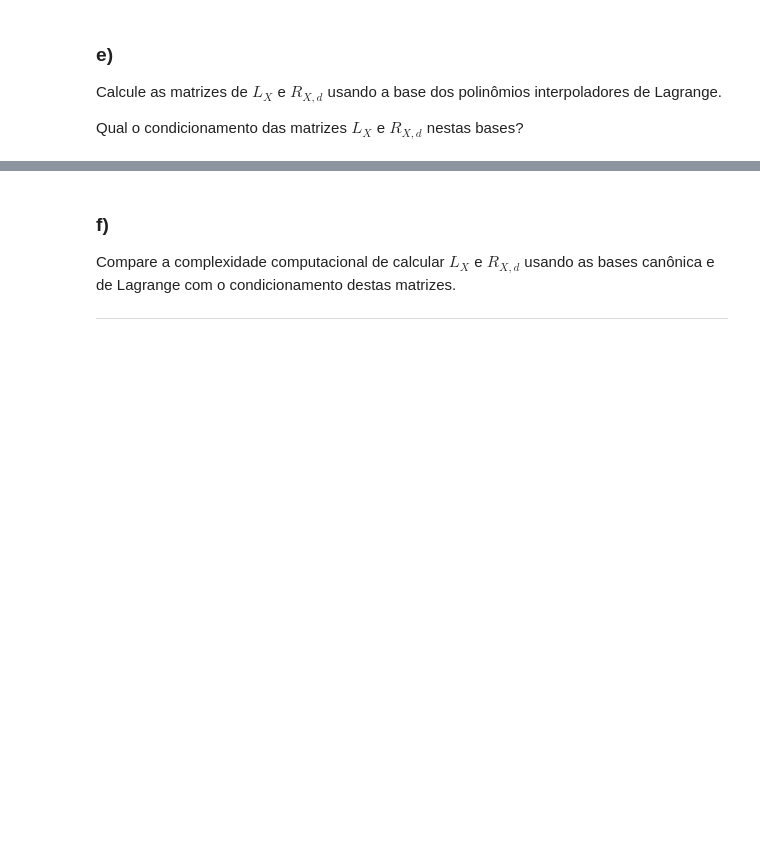
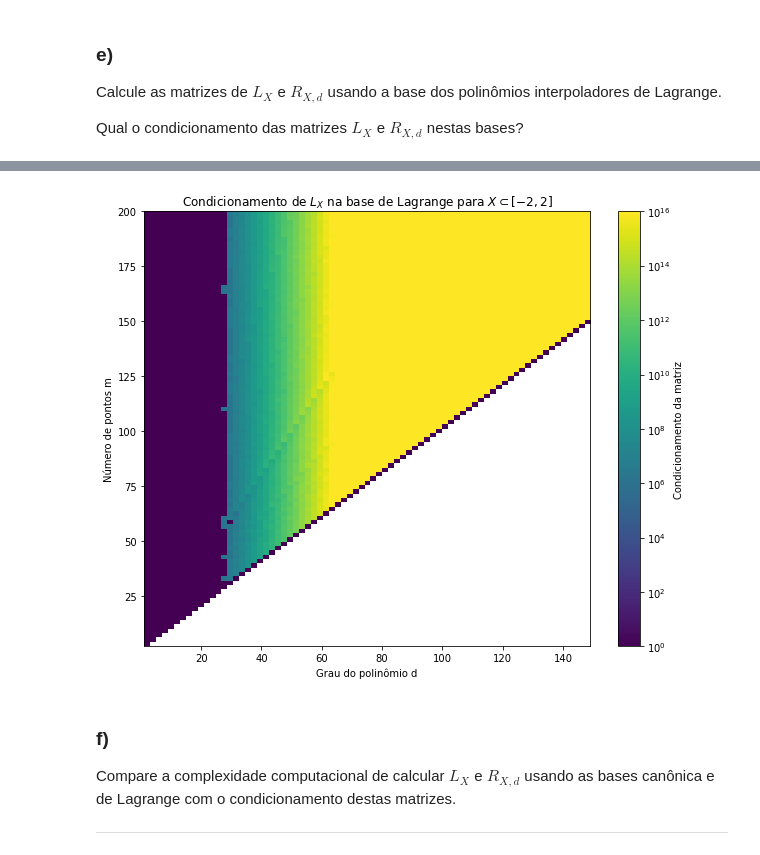
Before and after one commit to aliicerabello/fgv-aln-projeto3, a Jupyter notebook: projeto.ipynb, the cells around one changed output, grey strips where cells are left out. Drawn from its saved outputs; the diff is of its cells as text; code cells hidden in the pictures; blank space fills up the shorter version.

```diff
--- a/projeto.ipynb
+++ b/projeto.ipynb
@@ -892,3 +840,7 @@ plt.show()
+# %%
+grafico_heatmap_lagrange(x_menor=-2,x_maior=2)
+# %% [output]
+[figure, added]
 # %% [markdown]
 
 
```
Also changed, not shown: parts of 11 cells of this notebook, 1 other file.
